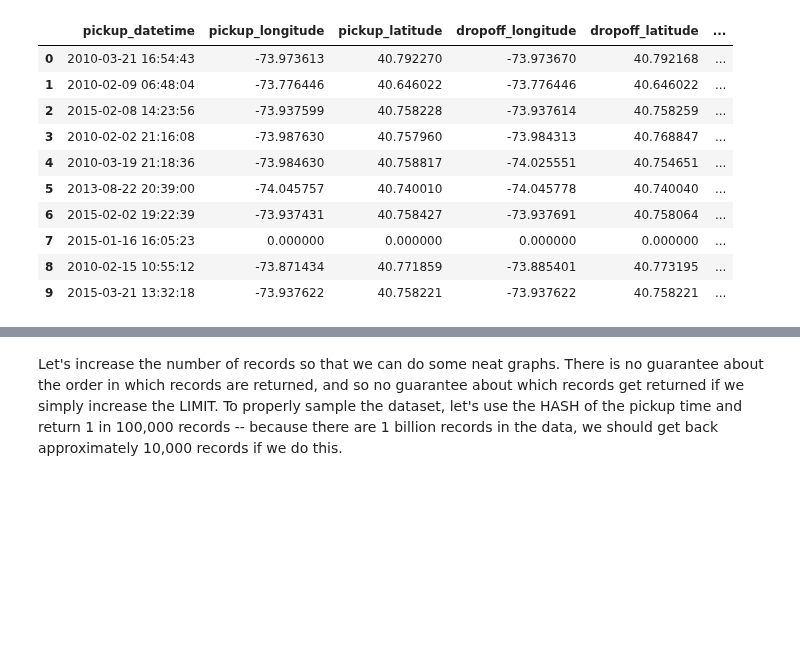
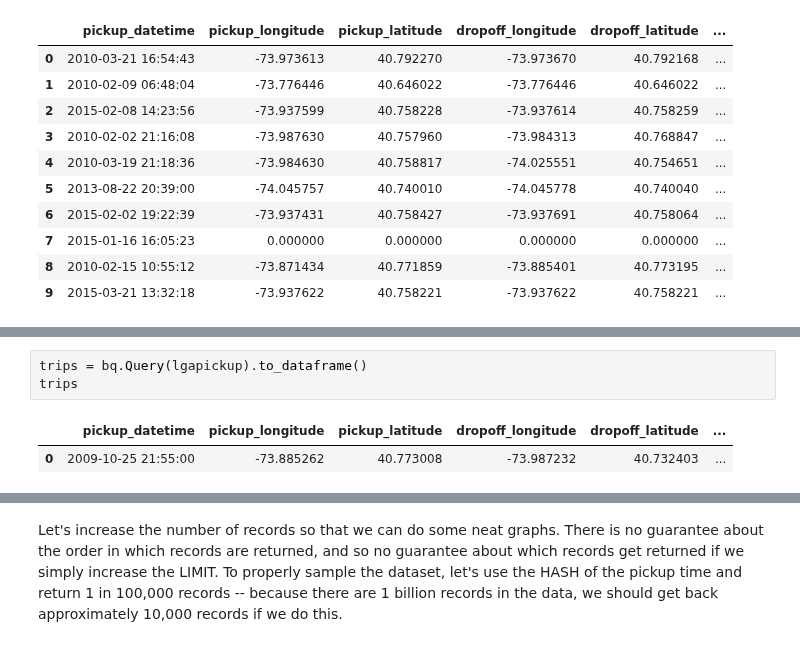
Before and after one commit to bjoernrost/ml-live, a Jupyter notebook: ml-live.ipynb, the cells around one changed output, grey strips where cells are left out. Drawn from its saved outputs; the diff is of its cells as text; blank space fills up the shorter version.

Commit message:
added sample ride screenshot and query

```diff
--- a/ml-live.ipynb
+++ b/ml-live.ipynb
@@ -88,0 +99,6 @@ trips
+# %%
+trips = bq.Query(lgapickup).to_dataframe()
+trips
+# %% [output]
+|  | pickup_datetime | pickup_longitude | pickup_latitude | dropoff_longitude | dropoff_latitude | ... |
+| 0 | 2009-10-25 21:55:00 | -73.885262 | 40.773008 | -73.987232 | 40.732403 | ... |
```
Also changed, not shown: parts of 4 cells of this notebook.
